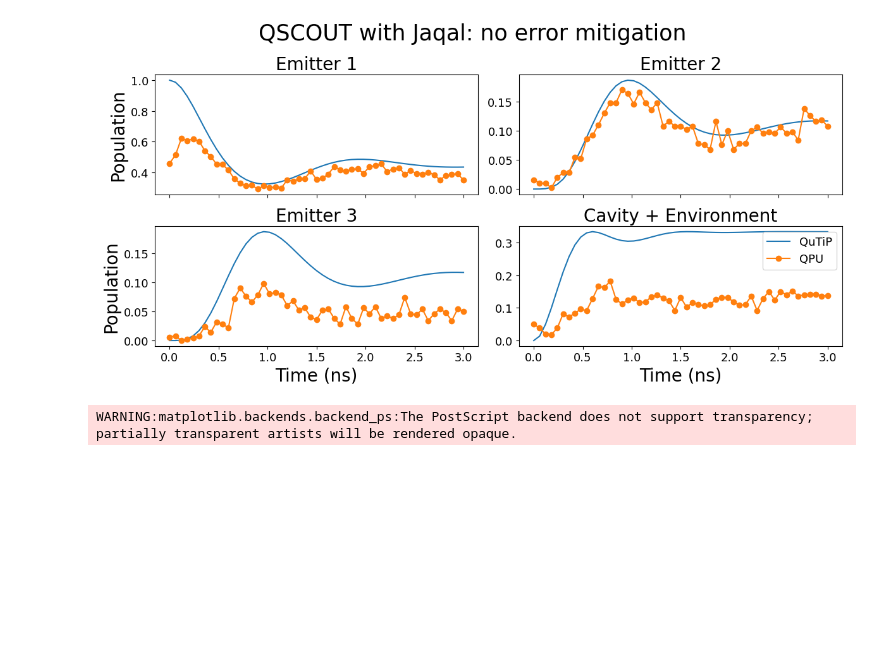
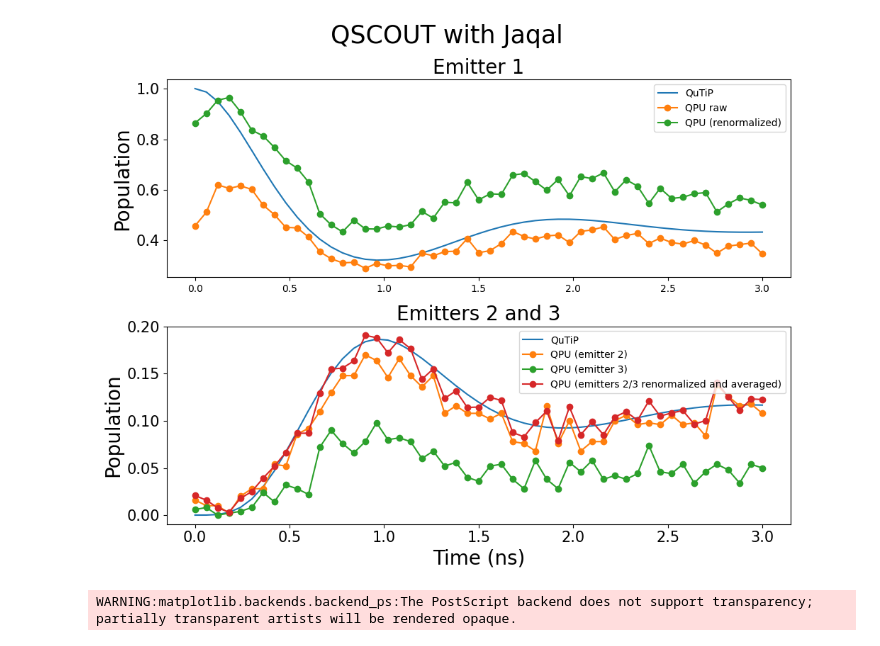
Before and after one commit to radulaski/CQED_quantum_simulation, a Jupyter notebook: notebooks/QSCOUT_jaqal_raw.ipynb, the cells around one changed output. Cells and saved outputs as stored; diff of their text form; code cells hidden in the pictures; blank space fills up the shorter version.

Commit message:
Updated QSCOUT figures with reorganized plots

```diff
--- a/notebooks/QSCOUT_jaqal_raw.ipynb
+++ b/notebooks/QSCOUT_jaqal_raw.ipynb
@@ -25,6 +25,10 @@ def load_data(file_path):
 # JAQAL RAW
 data = load_data('../data/QSCOUT/exp_data.txt')
 qscout_results = pd.DataFrame.from_dict(data)
+# %%
+qscout_normalized_avged = qscout_results.copy()
+qscout_normalized_avged[['1000', '0100', '0010', '0001']] = qscout_results[['1000', '0100', '0010', '0001']].divide(qscout_results[['1000', '0100', '0010', '0001']].sum(axis=1), axis=0)
+qscout_normalized_avged['avg_0100_1000'] = qscout_normalized_avged[['0100', '1000']].mean(axis=1)
 # %%
 N = 3
 g = 2
@@ -43,32 +40,32 @@ qscout_bitstrs = {
-# %%
-fig, axes = plt.subplots(2, 2, figsize=(12, 6))
-
-for a, column in zip(axes.flatten(), qutip_results.columns):
-    a.set_title(column, fontsize=20)
-    a.plot(qutip_results.index, qutip_results[column], label="QuTiP")
-
-    qscout_raw = qscout_results
-    qscout_column = qscout_bitstrs[column]
-    a.plot(times, qscout_raw[qscout_column], marker='o', label="QPU")
-
-    a.tick_params(axis='x', labelsize=13)
-    a.tick_params(axis='y', labelsize=13)
-
-axes[0][0].set_xticklabels([])
-axes[0][1].set_xticklabels([])
-
-axes[1][0].set_xlabel("Time (ns)", fontsize=20)
-axes[1][1].set_xlabel("Time (ns)", fontsize=20)
-
-axes[0][0].set_ylabel("Population", fontsize=20)
-axes[1][0].set_ylabel("Population", fontsize=20)
-
-axes[1][1].legend(fontsize=13)
-
-fig.suptitle("QSCOUT with Jaqal: no error mitigation", fontsize=25)
-plt.tight_layout()
-# %% [output]
-[figure, removed]
+# %%
+fig, axes = plt.subplots(2, 1, figsize=(10, 8))
+qscout_raw = qscout_results
+
+axes[0].set_title("Emitter 1", fontsize=20)
+axes[0].plot(qutip_results.index, qutip_results["Emitter 1"], label="QuTiP")
+axes[0].plot(times, qscout_raw["0010"], marker='o', label="QPU raw")
+axes[0].plot(times, qscout_normalized_avged["0010"], marker='o', label="QPU (renormalized)")
+axes[0].set_ylabel("Population", fontsize=20)
+axes[0].legend()
+axes[0].tick_params(axis='y', labelsize=15)
+
+axes[1].set_title("Emitters 2 and 3", fontsize=20)
+axes[1].plot(qutip_results.index, qutip_results["Emitter 2"], label="QuTiP")
+axes[1].plot(times, qscout_raw["0100"], marker='o', label="QPU (emitter 2)")
+axes[1].plot(times, qscout_raw["1000"], marker='o', label="QPU (emitter 3)")
+axes[1].plot(times, qscout_normalized_avged["avg_0100_1000"], marker='o', label="QPU (emitters 2/3 renormalized and averaged)")
+
+axes[1].set_ylabel("Population", fontsize=20)
+axes[1].legend()
+axes[1].tick_params(axis='y', labelsize=15)
+axes[1].tick_params(axis='x', labelsize=15)
+
+axes[1].set_xlabel("Time (ns)", fontsize=20)
+
+fig.suptitle("QSCOUT with Jaqal", fontsize=25)
+plt.tight_layout()
+# %% [output]
+[figure, added]
 # %%
 fig.savefig("../figures/QSCOUT_jaqal_raw.eps")
 # %% [output]
```
Also changed, not shown: parts of 1 cell of this notebook, 10 other files.
